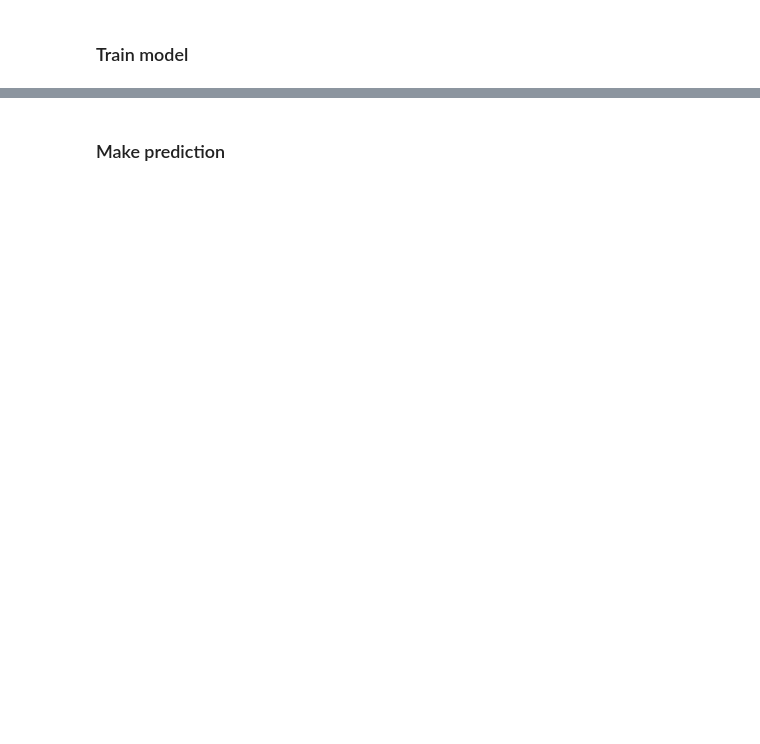
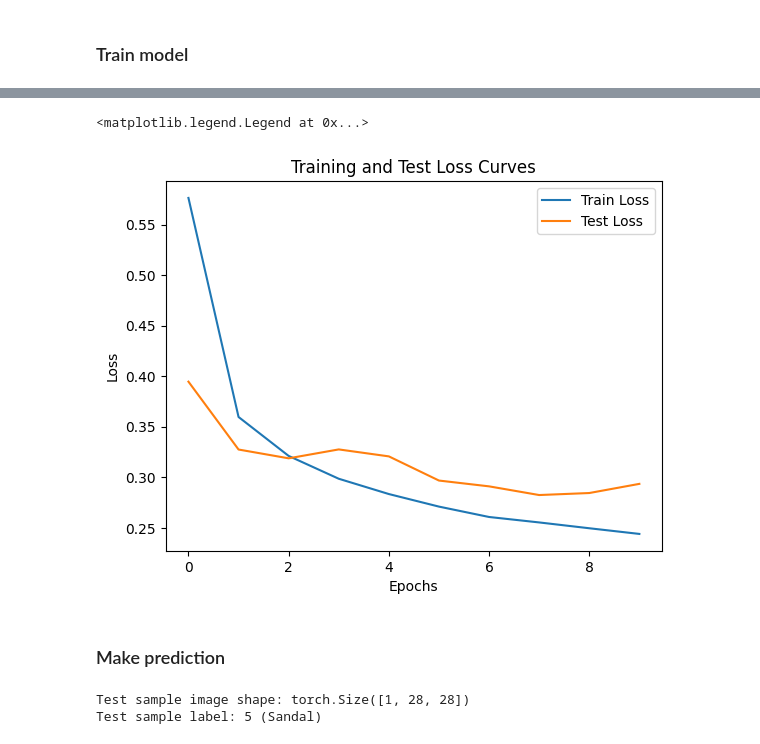
Before and after one commit to chonghao-t/learning-pytorch, a Jupyter notebook: Learning PyTorch/04. Computer Vision.ipynb, the cells around one changed output, grey strips where cells are left out. Drawn from its saved outputs; the diff is of its cells as text; code cells hidden in the pictures; blank space fills up the shorter version.

```diff
--- a/Learning PyTorch/04. Computer Vision.ipynb
+++ b/Learning PyTorch/04. Computer Vision.ipynb
@@ -300,7 +300,7 @@ optimizer = torch.optim.SGD(params=model.parameters(),
                             lr=0.1)
 
 # Number of epochs (loops)
-epochs = 5
+epochs = 10
 
 # Accuracy function
 def accuracy_fn(y_true, y_pred):
@@ -308,9 +308,11 @@ def accuracy_fn(y_true, y_pred):
     acc = (correct/len(y_pred)) * 100
     return acc
 # %%
-from tqdm.auto import tqdm
+# from tqdm.auto import tqdm
 
-torch.manual_seed(42)
+train_loss_values = []
+test_loss_values = []
+epoch_count =[]
 
 # Build training and evaluation loop
 for epoch in range(epochs):
@@ -347,11 +349,10 @@ for epoch in range(epochs):
 
     # Calculate average training loss per batch
     train_loss /= len(train_dataloader)
+    train_loss_values.append(train_loss)
 
     # Calculate average training accuracy per batch
     train_acc /= len(train_dataloader)
-
-    print(f"Train loss:{train_loss:.5f} | Train acc: {train_acc}%")
 
     ### Testing
     test_loss, test_acc = 0, 0
@@ -372,11 +373,17 @@ for epoch in range(epochs):
             test_acc += accuracy_fn(y_true=y_test,
                                     y_pred=test_pred.argmax(dim=1))
 
+        # Calculate average test loss per batch
         test_loss /= len(test_dataloader)
+        test_loss_values.append(test_loss)
 
+        # Calculate average training accuracy per batch
         test_acc /= len(test_dataloader)
 
+        print(f"Train loss:{train_loss:.5f} | Train acc: {train_acc}%")
         print(f"Test loss: {test_loss:.5f} | Test acc: {test_acc:.2f}%")
+
+    epoch_count.append(epoch)
 # %% [output]
 Epoch: 0
 --------
@@ -398,2 +405,14 @@ Test loss: 0.29738 | Test acc: 89.45%
+# %%
+import numpy as np
+
+plt.plot(epoch_count, np.array(torch.tensor(train_loss_values).numpy()), label="Train Loss")
+plt.plot(epoch_count, np.array(torch.tensor(test_loss_values).numpy()), label="Test Loss")
+plt.title("Training and Test Loss Curves")
+plt.ylabel("Loss")
+plt.xlabel("Epochs")
+plt.legend()
+# %% [output]
+<matplotlib.legend.Legend at 0x...>
+[figure, added]
 # %% [markdown]
 ### Make prediction
@@ -399,0 +441,17 @@ Test loss: 0.29738 | Test acc: 89.45%
+# %%
+import random
+
+random.seed(42)
+
+test_samples = []
+test_labels = []
+
+for sample, label in random.sample(list(test_data), k=9):
+    test_samples.append(sample)
+    test_labels.append(label)
+
+# View the first test sample shape and label
+print(f"Test sample image shape: {test_samples[0].shape}\nTest sample label: {test_labels[0]} ({class_names[test_labels[0]]})")
+# %% [output]
+Test sample image shape: torch.Size([1, 28, 28])
+Test sample label: 5 (Sandal)
```
Also changed, not shown: parts of 9 cells of this notebook.
